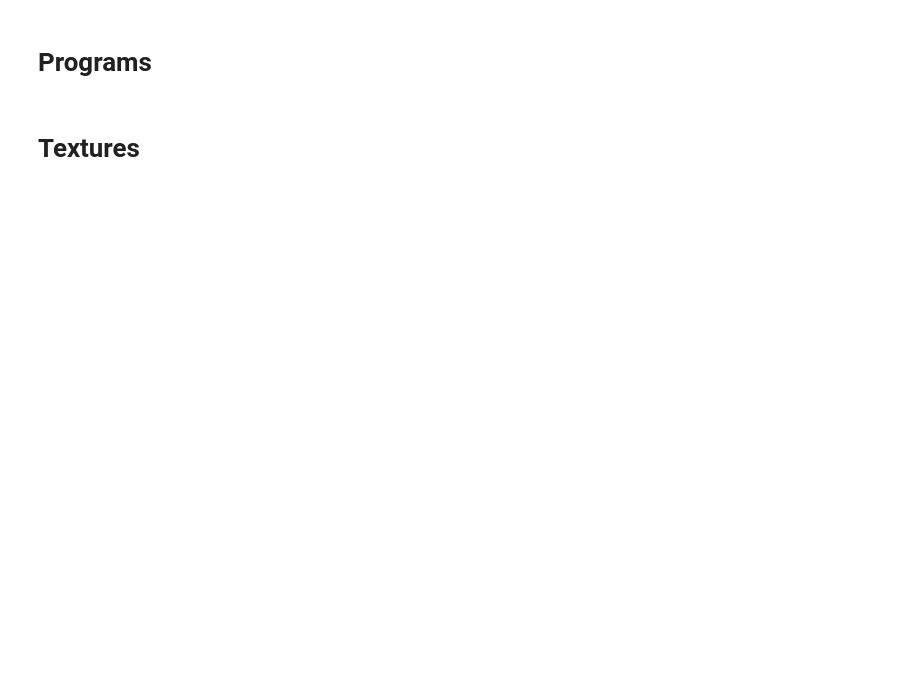
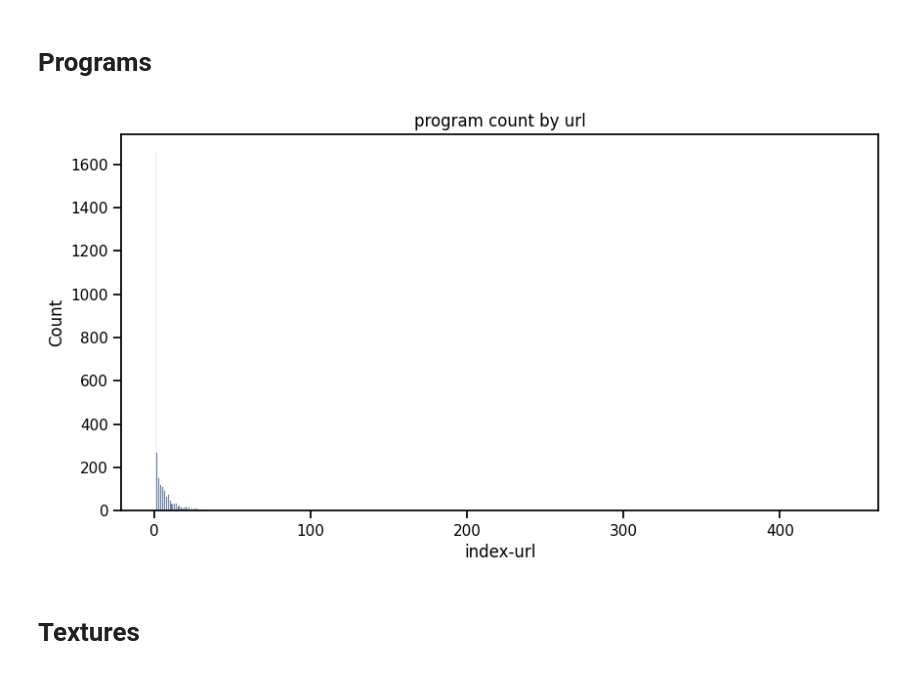
Before and after one commit to yudshj/WebGL-Empirical-Study-new, a Jupyter notebook: 3-4.AnalyzeRaf/4_analyze_huls.ipynb, the cells around one changed output. Saved outputs shown, nothing was run; the diff lists cells and outputs as text; code cells hidden in the pictures; blank space fills up the shorter version.

```diff
--- a/3-4.AnalyzeRaf/4_analyze_huls.ipynb
+++ b/3-4.AnalyzeRaf/4_analyze_huls.ipynb
@@ -502,2 +747,10 @@ plt.plot()
+# %%
+url_program_count = df_program.groupby('index-url')['index-url'].count()
+plt.figure(figsize=(10, 5))
+sns.histplot(data=url_program_count, multiple="stack")
+plt.title('program count by url')
+plt.show()
+# %% [output]
+[figure, added]
 # %% [markdown]
 # Textures
```
Also changed, not shown: parts of 66 cells of this notebook.
